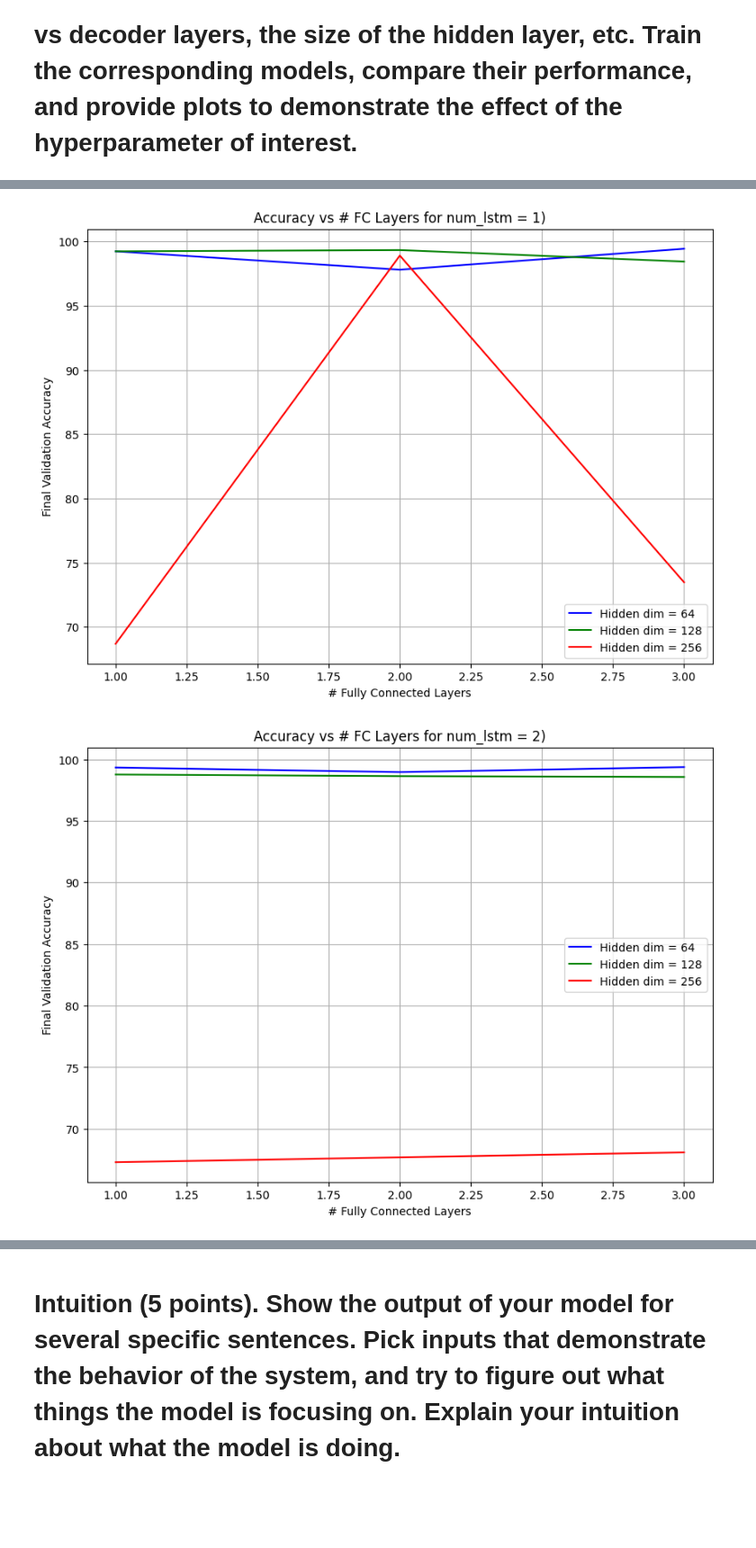
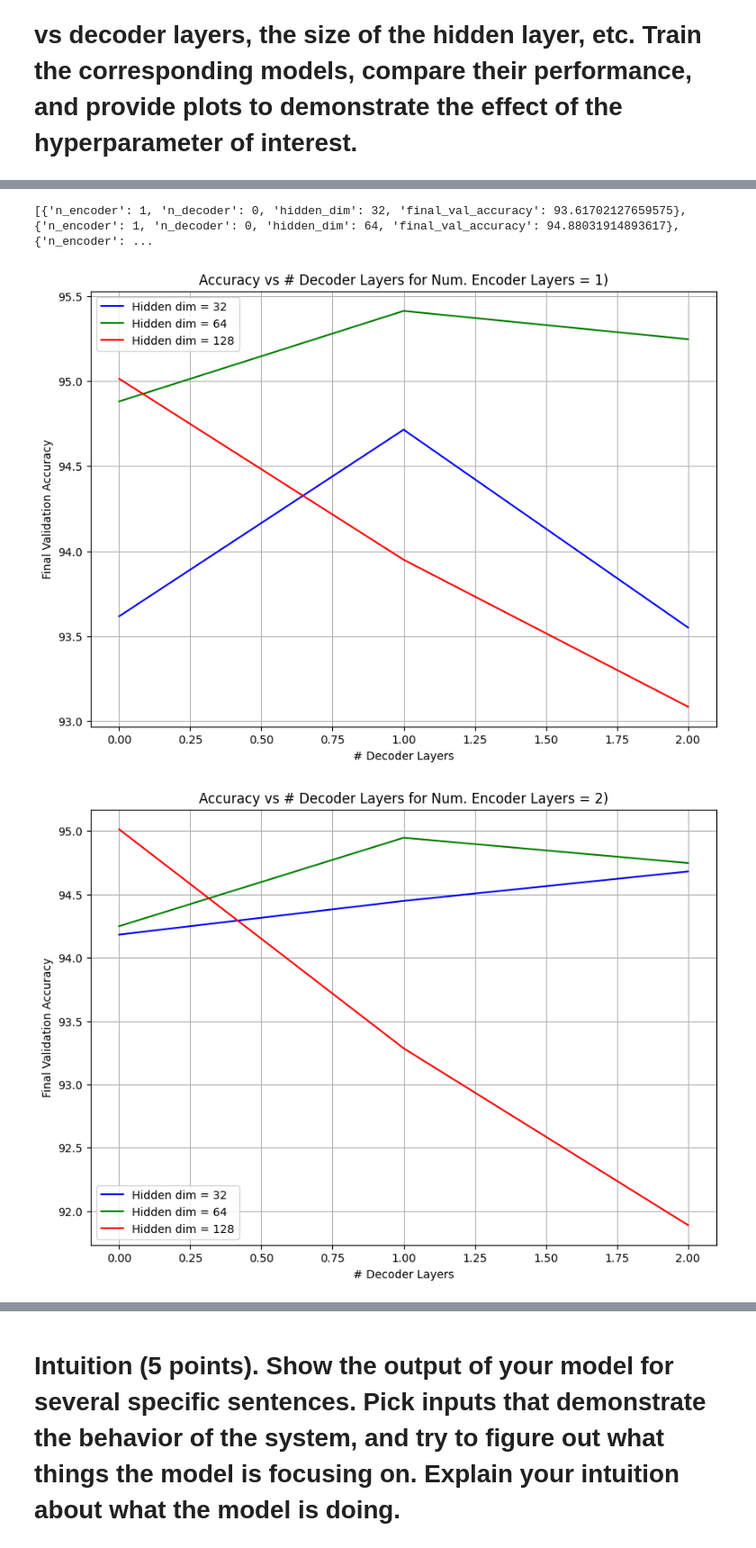
Before and after one commit to bbonifacio-at-mudd/E208HW8, a Jupyter notebook: Homework 8 Primary Notebook.ipynb, the cells around one changed output, grey strips where cells are left out. Shown at 90% size. Cells and saved outputs as stored; diff of their text form; code cells hidden in the pictures; blank space fills up the shorter version.

```diff
--- a/Homework 8 Primary Notebook.ipynb
+++ b/Homework 8 Primary Notebook.ipynb
@@ -694,7 +511,7 @@ model = Transformer(num_embeddings=num_embeddings,
 # %% [markdown]
 ## In the cell below, we train our LSTM model using a similar function to the one we made in HW6, and we also show our validation and training curves. We were able to get a pretty high accuracy!
 # %%
-def better_finetune(model, train_loader, val_loader, learning_rate, num_epochs, L2, momentum1, momentum2, device):
+def better_finetune(model, train_loader, val_loader, learning_rate, num_epochs, L2, momentum1, momentum2, device, append_results = False, prev_results = None):
     """
 
     Trains the given model on the train and val loader data, and returns the trained model as well as the losses
@@ -717,7 +534,10 @@ def better_finetune(model, train_loader, val_loader, learning_rate, num_epochs,
     #optimizer = optim.Adam(model.parameters(), lr=learning_rate) #me and my homies love Adam
     #https://pytorch.org/docs/stable/generated/torch.optim.Adam.html
 
-    hist = {'train': [], 'val': []} # History of training and validation losses
+    if not append_results:
+        hist = {'train': [], 'val': []} # History of training and validation losses
+    else:
+        hist = prev_results
 
 
     for epoch in tqdm(range(num_epochs), desc="Training Epoch"):
@@ -795,7 +615,7 @@ def better_finetune(model, train_loader, val_loader, learning_rate, num_epochs,
     return model, hist, val_accuracy
 # %%
 #Dataset Parameters
-dataset_proportion = 0.001 #Train on 1% of the data
+dataset_proportion = 0.01 #Train on 1% of the data
 val_split = 0.3
 batch_size = 1024
 num_workers = 0
@@ -804,11 +624,11 @@ train_loader, val_loader = get_train_val_loaders(dataset_proportion, val_split,
 Reading the files.
 # %%
 
-"""
+
 #Model Parameters
 num_embeddings = len(unique_character_map) #for embedding layer
-nhead = 2 #number of.... heads? #8 - got 95%
-embed_factor = 16 #8 - got 95%
+nhead = 4 #number of.... heads? #8 - got 95%
+embed_factor = 8 #8 - got 95%
 embedding_dim =  nhead*embed_factor #I choose this - dimension for embedding layer
 hidden_dim = 128 #Parameter - hidden dimensions
 dropout = 0
@@ -819,15 +639,14 @@ model = Transformer(num_embeddings=num_embeddings,
                       nhead=nhead,
                       dropout = dropout,
                       n_transformer_layers = n_transformer_layers)
-"""
-model = Transformer(input_dim=100, d_model=100, nhead=5)
+
 
 
 
 #Training Parameters
 learning_rate = 0.01
 L2 = 0#0.0001
-num_epochs = 5
+num_epochs = 10
 momentum1 = 0.9
 momentum2 = 0.999
 device = torch.device("cuda:0" if torch.cuda.is_available() else "cpu")
@@ -1222,3 +841,5 @@ Tuning Complete
 # %%
-#print(results) #Output below:
+print(results) #Output below:
+# %% [output]
+[{'n_encoder': 1, 'n_decoder': 0, 'hidden_dim': 32, 'final_val_accuracy': 93.61702127659575}, {'n_encoder': 1, 'n_decoder': 0, 'hidden_dim': 64, 'final_val_accuracy': 94.88031914893617}, {'n_encoder': ...
 # %%
@@ -1226,35 +850,35 @@ results = None
 # %%
-def plot_fc_vs_accuracy(finalresults, num_lstm):
-    filtered_results = [r for r in finalresults if r['n_lstm'] == num_lstm]
+def plot_results_accuracy(finalresults, n_encoder):
+    filtered_results = [r for r in finalresults if r['n_encoder'] == n_encoder]
+    dim32 = [r for r in filtered_results if r['hidden_dim'] == 32]
     dim64 = [r for r in filtered_results if r['hidden_dim'] == 64]
     dim128 = [r for r in filtered_results if r['hidden_dim'] == 128]
-    dim256 = [r for r in filtered_results if r['hidden_dim'] == 256]
 
 
     plt.figure(figsize=(10, 7))
     colorlist = ["blue", "green", "red"]
-    hs = [64, 128, 256]
-    for index, val in enumerate([dim64, dim128, dim256]):
+    hs = [32, 64, 128]
+    for index, val in enumerate([dim32, dim64, dim128]):
         color = colorlist[index]
         h = hs[index]
 
-        x = [r['n_fc'] for r in val]
+        x = [r['n_decoder'] for r in val]
         y = [r['final_val_accuracy'] for r in val]
         plt.plot(x, y, color=color, markersize=10, label = f"Hidden dim = {h}")
 
 
-    plt.xlabel('# Fully Connected Layers')
+    plt.xlabel('# Decoder Layers')
     plt.ylabel('Final Validation Accuracy')
-    plt.title(f'Accuracy vs # FC Layers for num_lstm = {num_lstm})')
+    plt.title(f'Accuracy vs # Decoder Layers for Num. Encoder Layers = {n_encoder})')
     plt.legend()
     plt.grid(True)
     plt.show()
 
 
 
-#plot fc's versus hidden layers below
+#plot accuracy vs. # decoder layers for different num encoder layers
 for i in range(1, 4):
-    plot_fc_vs_accuracy(results, i)
+    plot_results_accuracy(results, i)
 # %% [output]
-[figure, old version]
+[figure, new version]
-[figure, old version]
+[figure, new version]
```
Also changed, not shown: parts of 22 cells of this notebook, 1 other file.
